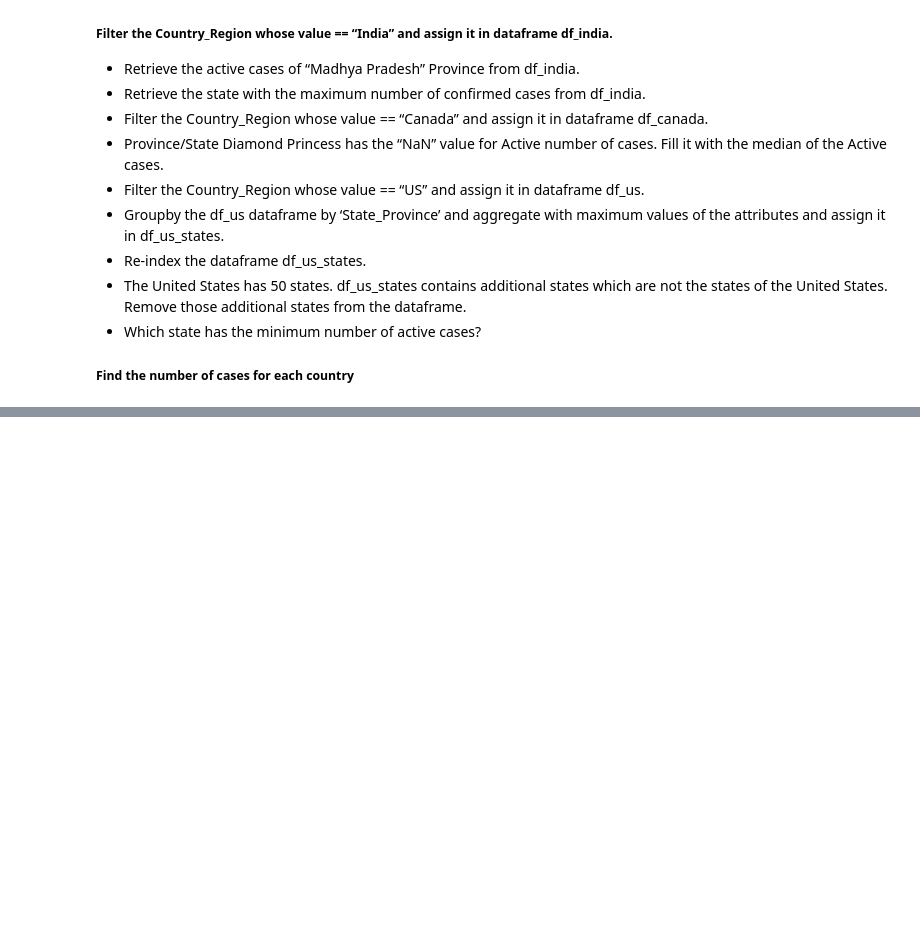
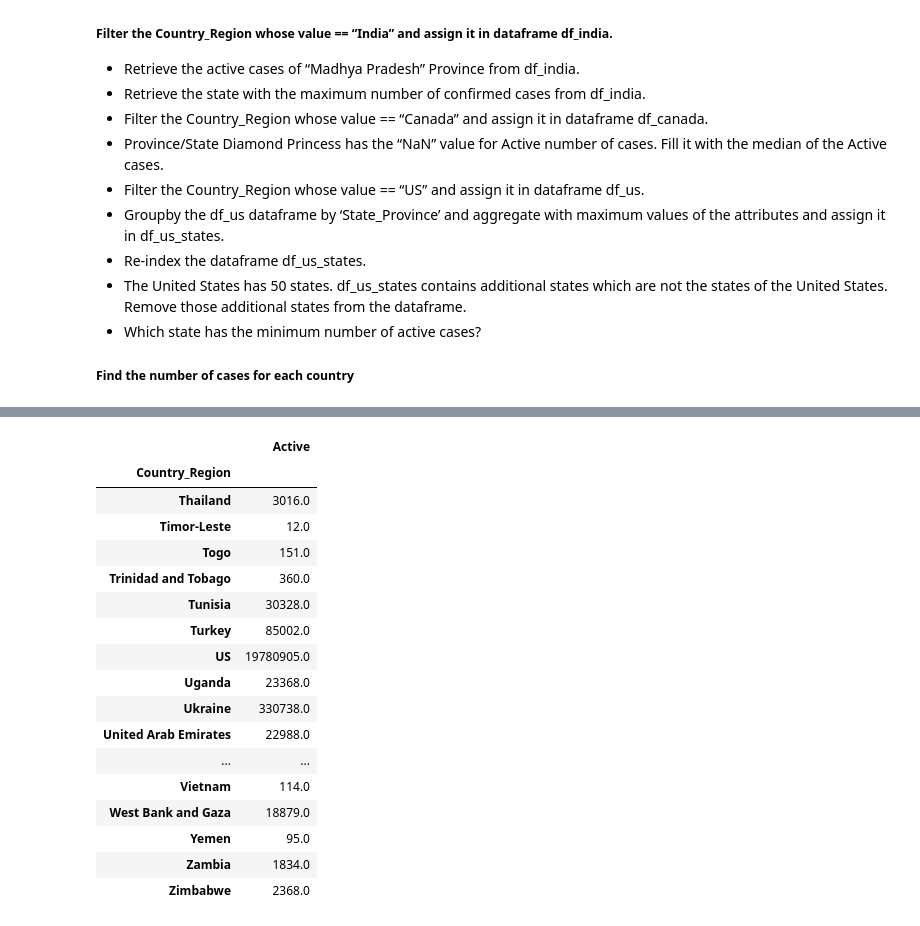
Before and after one commit to saras108/Intern, a Jupyter notebook: pandas/Untitled.ipynb, the cells around one changed output, grey strips where cells are left out. Drawn from its saved outputs; the diff is of its cells as text; code cells hidden in the pictures; blank space fills up the shorter version.

```diff
--- a/pandas/Untitled.ipynb
+++ b/pandas/Untitled.ipynb
@@ -334,0 +446,21 @@ df_us.shape
+# %%
+country_wise.tail(20)
+# %% [output]
+|  | Active |
+| Country_Region |  |
+| Thailand | 3016.0 |
+| Timor-Leste | 12.0 |
+| Togo | 151.0 |
+| Trinidad and Tobago | 360.0 |
+| Tunisia | 30328.0 |
+| Turkey | 85002.0 |
+| US | 19780905.0 |
+| Uganda | 23368.0 |
+| Ukraine | 330738.0 |
+| United Arab Emirates | 22988.0 |
+| ... | ... |
+| Vietnam | 114.0 |
+| West Bank and Gaza | 18879.0 |
+| Yemen | 95.0 |
+| Zambia | 1834.0 |
+| Zimbabwe | 2368.0 |
```
Also changed, not shown: parts of 10 cells of this notebook.
